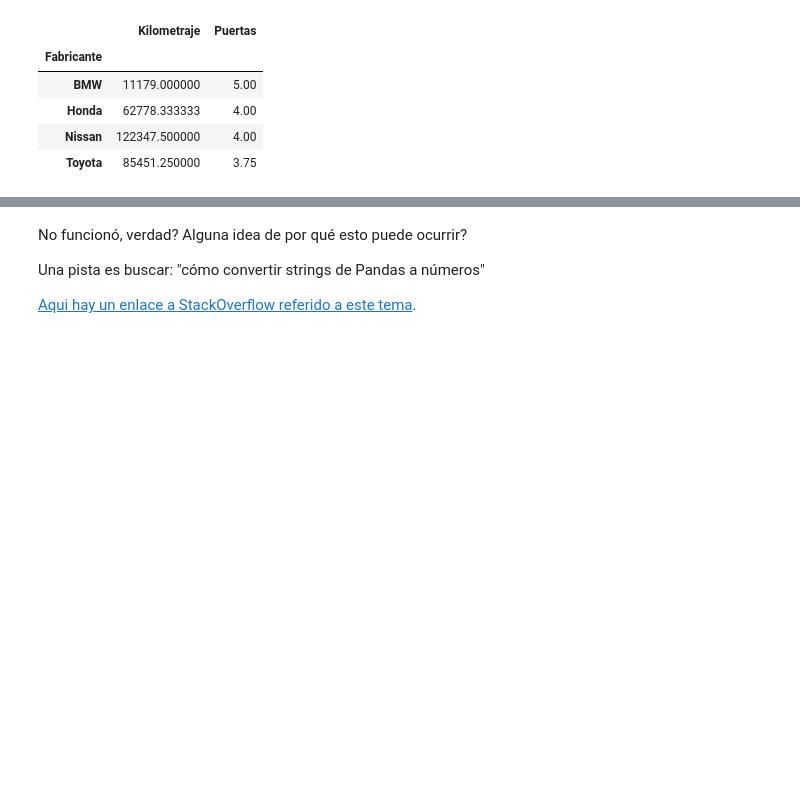
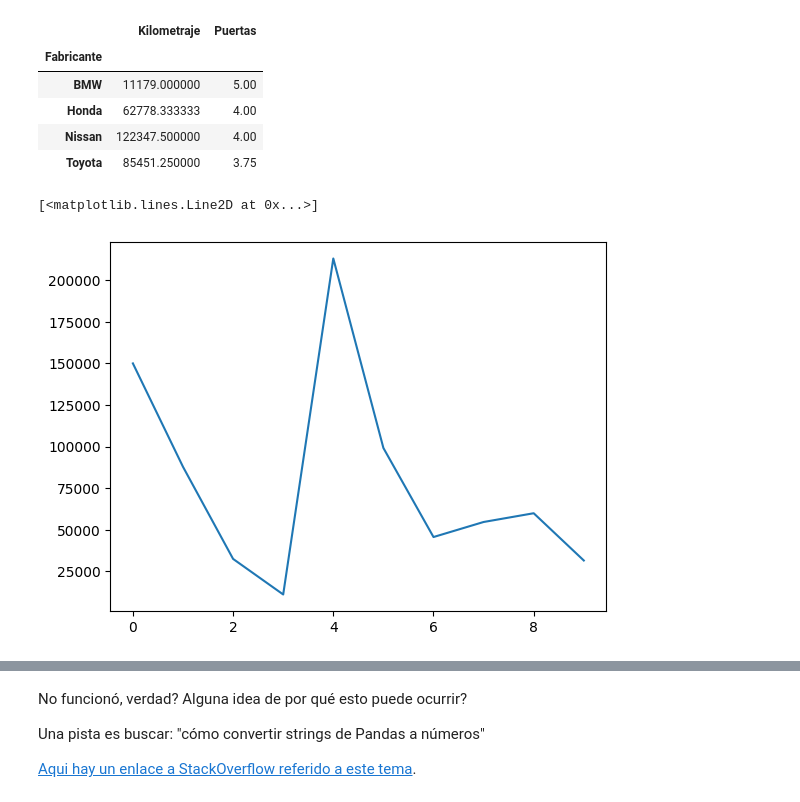
Before and after one commit to DiegoLuna16/Curso-Python, a Jupyter notebook: day14/Copia_de_Python_TOTAL_Pandas.ipynb, the cells around one changed output, grey strips where cells are left out. Drawn from its saved outputs; the diff is of its cells as text; code cells hidden in the pictures; blank space fills up the shorter version.

Commit message:
day 14/ introduction to matplotlib

```diff
--- a/day14/Copia_de_Python_TOTAL_Pandas.ipynb
+++ b/day14/Copia_de_Python_TOTAL_Pandas.ipynb
@@ -230,6 +230,11 @@ cars_sales.groupby('Fabricante').mean(numeric_only=True)
 | Nissan | 122347.500000 | 4.00 |
 | Toyota | 85451.250000 | 3.75 |
 # %%
-# Importamos Matplotlib y creamos un gráfico con los valores de la columna Kilometraje
+# Importamos Matplotlib y creamos un gráfico con los valores de la columna
+import matplotlib.pyplot as plt
+plt.plot(cars_sales["Kilometraje"])
+# %% [output]
+[<matplotlib.lines.Line2D at 0x...>]
+[figure, added]
 # %%
 # Puede que un gráfico más apropiado en este caso sea un histograma?
```
Also changed, not shown: parts of 4 cells of this notebook.
